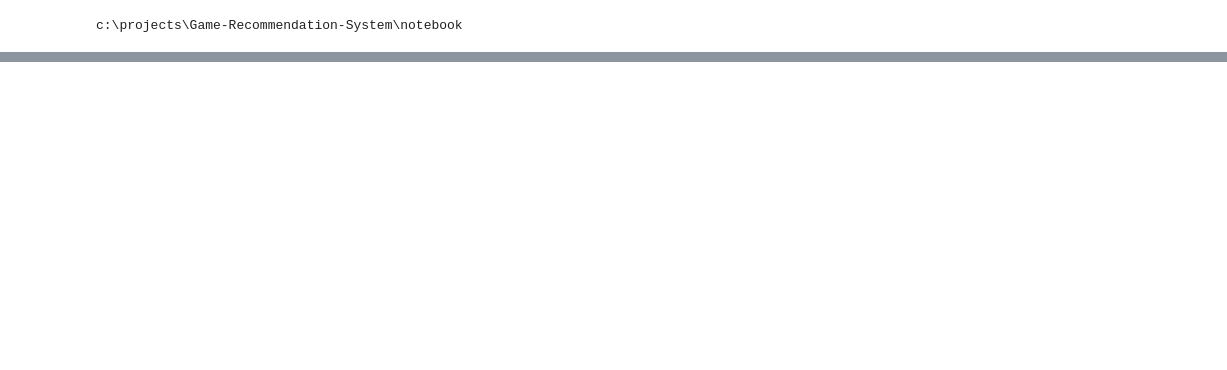
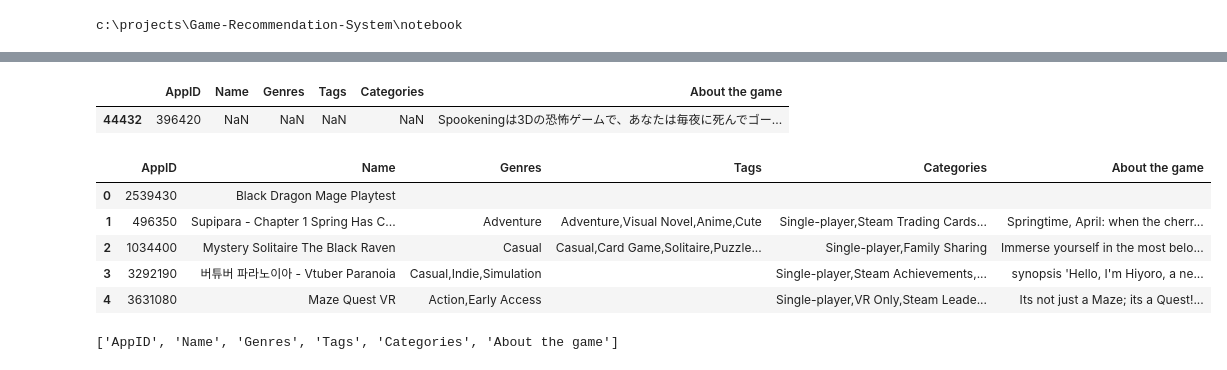
Before and after one commit to yhg365fia/GAME-RECOMMENDATION-SYSTEM, a Jupyter notebook: notebook/01_data_exploration.ipynb, the cells around one changed output, grey strips where cells are left out. Drawn from its saved outputs; the diff is of its cells as text; code cells hidden in the pictures; blank space fills up the shorter version.

```diff
--- a/notebook/01_data_exploration.ipynb
+++ b/notebook/01_data_exploration.ipynb
@@ -62,0 +89,11 @@ Index(['app_id', 'title', 'date_release', 'win', 'mac', 'linux', 'rating',
+# %%
+meta = gamesgenres[
+    [
+        "AppID",
+        "Name",
+        "Genres",
+        "Tags",
+        "Categories",
+        "About the game"
+    ]
+].copy()
@@ -62,0 +129,25 @@ Index(['app_id', 'title', 'date_release', 'win', 'mac', 'linux', 'rating',
+# %%
+meta[meta['Name'].isnull()]
+# %% [output]
+|  | AppID | Name | Genres | Tags | Categories | About the game |
+| 44432 | 396420 | NaN | NaN | NaN | NaN | Spookeningは3Dの恐怖ゲームで、あなたは毎夜に死んでゴー... |
+# %%
+meta = meta.dropna(subset=["Name"])
+# %%
+meta["Genres"] = meta["Genres"].fillna("")
+meta["Categories"] = meta["Categories"].fillna("")
+meta["About the game"] = meta["About the game"].fillna("")
+meta["Tags"] = meta["Tags"].fillna("")
+# %%
+meta.head()
+# %% [output]
+|  | AppID | Name | Genres | Tags | Categories | About the game |
+| 0 | 2539430 | Black Dragon Mage Playtest |  |  |  |  |
+| 1 | 496350 | Supipara - Chapter 1 Spring Has C... | Adventure | Adventure,Visual Novel,Anime,Cute | Single-player,Steam Trading Cards... | Springtime, April: when the cherr... |
+| 2 | 1034400 | Mystery Solitaire The Black Raven | Casual | Casual,Card Game,Solitaire,Puzzle... | Single-player,Family Sharing | Immerse yourself in the most belo... |
+| 3 | 3292190 | 버튜버 파라노이아 - Vtuber Paranoia | Casual,Indie,Simulation |  | Single-player,Steam Achievements,... | synopsis 'Hello, I'm Hiyoro, a ne... |
+| 4 | 3631080 | Maze Quest VR | Action,Early Access |  | Single-player,VR Only,Steam Leade... | Its not just a Maze; its a Quest!... |
+# %%
+print(meta.columns.tolist())
+# %% [output]
+['AppID', 'Name', 'Genres', 'Tags', 'Categories', 'About the game']
```
Also changed, not shown: parts of 10 cells of this notebook, 2 other files.
